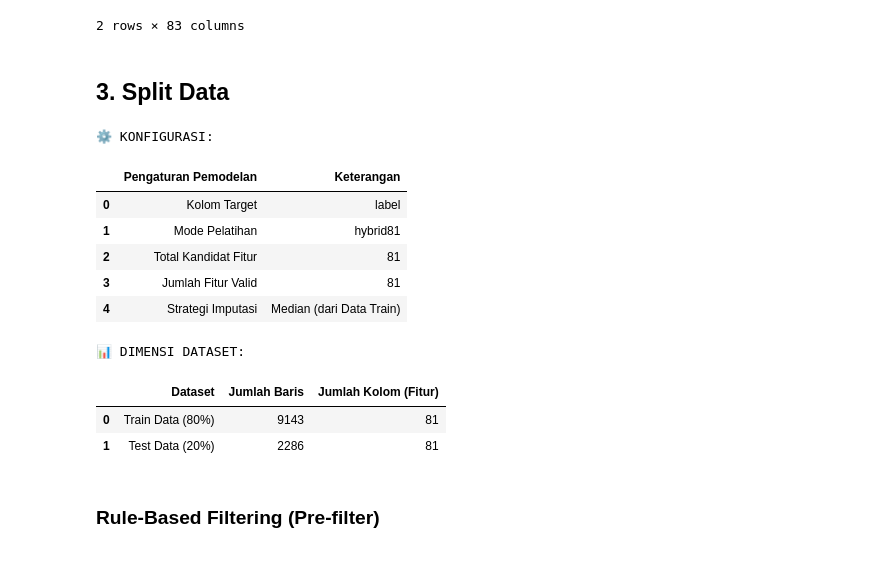
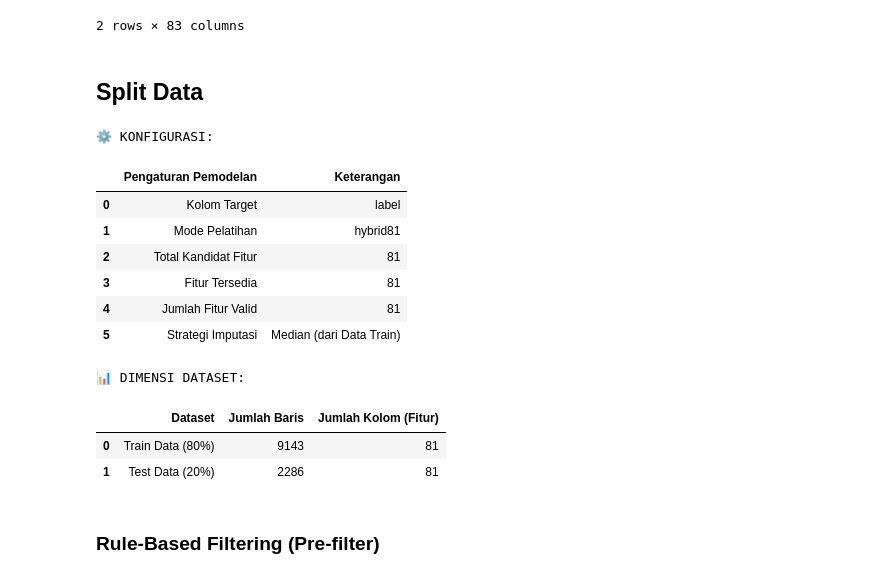
Before and after one commit to rubenmartogi/Phishing-Website-Detection-using-XGBoost-and-RFM, a Jupyter notebook: Phishing Website Detection_Models & Training.ipynb, the cells around one changed output. Drawn from its saved outputs; the diff is of its cells as text; code cells hidden in the pictures.

```diff
--- a/Phishing Website Detection_Models & Training.ipynb
+++ b/Phishing Website Detection_Models & Training.ipynb
@@ -59,11 +54,11 @@ display(df.head(2))
 | 1 | http://shadetreetechnology.com/V4... | 77 | 23 | 1 | 1 | 0 | 0 | 0 | 0 | ... |
 2 rows × 83 columns
 # %% [markdown]
-## **3. Split Data**
+## **Split Data**
 # %%
 from sklearn.model_selection import train_test_split
 
-# 1. PERSIAPAN KOLOM & MODE FITUR
+# Persiapan kolom
 df.columns = df.columns.str.strip()
 
 TARGET_COL = "label"
@@ -83,14 +78,19 @@ all_features = [c for c in df.columns if c not in [TARGET_COL] + id_cols]
 
 webcontent_features_44 = [c for c in all_features if c not in url_features_37]
 hybrid_features_81 = url_features_37 + webcontent_features_44
-
 feature_candidates = hybrid_features_81 if ACTIVE_TRAIN_FEATURES == "hybrid81" else url_features_37
 
-# 2. SIAPKAN X DAN y (NUMERIK)
-X_all = df[feature_candidates].apply(pd.to_numeric, errors="coerce")
+# Cegah error jika ada fitur kandidat yang tidak tersedia
+available_features = [c for c in feature_candidates if c in df.columns]
+missing_features = [c for c in feature_candidates if c not in df.columns]
+if missing_features:
+    print(f"⚠️ Fitur tidak ditemukan dan diabaikan: {len(missing_features)} kolom")
+
+# Siapkan X dan y
+X_all = df[available_features].apply(pd.to_numeric, errors="coerce")
 y_all = pd.to_numeric(df[TARGET_COL], errors="coerce").fillna(0).astype("int64")
 
-# 3. SPLIT 80:20 (STRATIFY, RANDOM_STATE=12)
+# Split 80:20
 X_train, X_test, y_train, y_test = train_test_split(
     X_all,
     y_all,
@@ -99,49 +99,53 @@ X_train, X_test, y_train, y_test = train_test_split(
     random_state=12
 )
 
-# 4. SIMPAN FITUR VALID (NON-NaN), LALU FILTER
+# Filter fitur valid (minimal ada nilai non-NaN di train)
 selected_features = X_train.columns[X_train.notna().any()].tolist()
 X_train = X_train[selected_features]
 X_test = X_test[selected_features]
 
-# 5. IMPUTASI MISSING VALUE PAKAI MEDIAN DARI TRAIN
+# Imputasi median dari train
 med_all = X_train.median(numeric_only=True)
 X_train = X_train.fillna(med_all)
 X_test = X_test.fillna(med_all)
 
-# 6. OUTPUT
+# Output ringkasan
 df_config = pd.DataFrame({
     "Pengaturan Pemodelan": [
         "Kolom Target", "Mode Pelatihan",
-        "Total Kandidat Fitur", "Jumlah Fitur Valid",
-        "Strategi Imputasi"
+        "Total Kandidat Fitur", "Fitur Tersedia",
+        "Jumlah Fitur Valid", "Strategi Imputasi"
     ],
     "Keterangan": [
-        TARGET_COL, ACTIVE_TRAIN_FEATURES,
-        len(feature_candidates), len(selected_features),
+        TARGET_COL,
+        ACTIVE_TRAIN_FEATURES,
+        len(feature_candidates),
+        len(available_features),
+        len(selected_features),
         "Median (dari Data Train)"
     ]
 })
 
 df_split = pd.DataFrame({
     "Dataset": ["Train Data (80%)", "Test Data (20%)"],
     "Jumlah Baris": [X_train.shape[0], X_test.shape[0]],
     "Jumlah Kolom (Fitur)": [X_train.shape[1], X_test.shape[1]]
 })
 
 print("⚙️ KONFIGURASI:")
 display(df_config)
 
 print("\n📊 DIMENSI DATASET:")
 display(df_split)
 # %% [output]
 ⚙️ KONFIGURASI:
 |  | Pengaturan Pemodelan | Keterangan |
 | 0 | Kolom Target | label |
 | 1 | Mode Pelatihan | hybrid81 |
 | 2 | Total Kandidat Fitur | 81 |
-| 3 | Jumlah Fitur Valid | 81 |
-| 4 | Strategi Imputasi | Median (dari Data Train) |
+| 3 | Fitur Tersedia | 81 |
+| 4 | Jumlah Fitur Valid | 81 |
+| 5 | Strategi Imputasi | Median (dari Data Train) |
 📊 DIMENSI DATASET:
 |  | Dataset | Jumlah Baris | Jumlah Kolom (Fitur) |
 | 0 | Train Data (80%) | 9143 | 81 |
```
Also changed, not shown: parts of 9 cells of this notebook.
